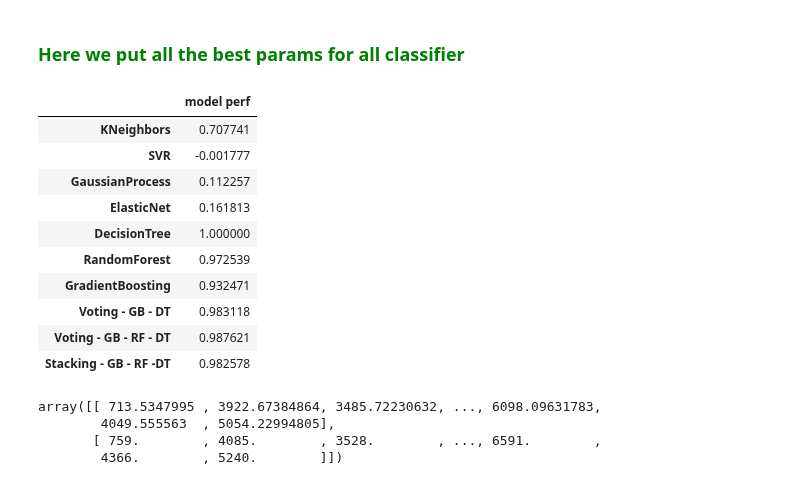
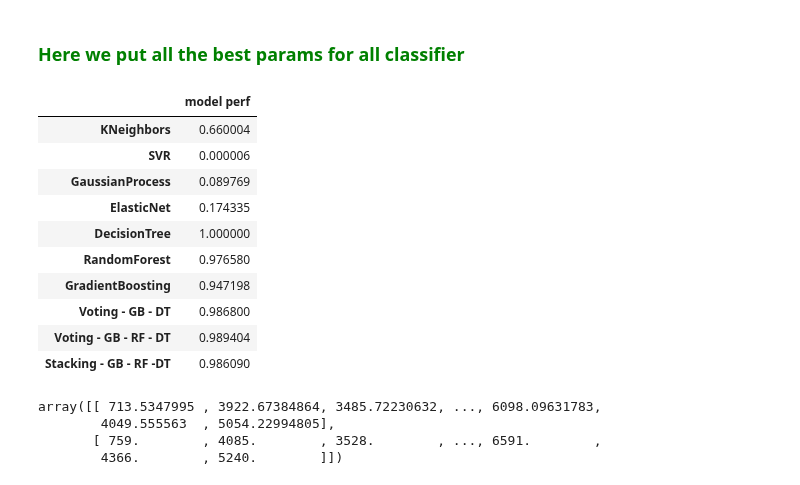
Before and after one commit to UrsulaAlcantara/Segway, a Jupyter notebook: starting_kit/README_final.ipynb, the cells around one changed output. Cells and saved outputs as stored; diff of their text form; code cells hidden in the pictures.

```diff
--- a/starting_kit/README_final.ipynb
+++ b/starting_kit/README_final.ipynb
@@ -635,30 +633,30 @@ model_list = [
 <h3> <span style ="color:green">Here we put all the best params for all classifier <span> </h3>
 # %%
 
-nb_data = 2000 # Insufficient computing power, so we take just 2000 samples
+nb_data = 1000 # Insufficient computing power, so we take just 2000 samples
 nb_model = len(model_list)
 Perf_tr = np.zeros([nb_model,1])
 for i in range(nb_model):
     model_list[i].fit(X_train[0:nb_data],Y_train[0:nb_data])
     Ytrain_predicted = model_list[i].predict(X_train[0:nb_data])
     Perf_tr[i] = sklearn_metric(Y_train[0:nb_data], Ytrain_predicted)
 res = pd.DataFrame(columns=['model perf'])
 for n,m in zip(model_name,Perf_tr):
     res.loc[n] = m
 style = res.style.background_gradient(cmap='Blues')
 style
 # %% [output]
 |  | model perf |
-| KNeighbors | 0.707741 |
-| SVR | -0.001777 |
-| GaussianProcess | 0.112257 |
-| ElasticNet | 0.161813 |
+| KNeighbors | 0.660004 |
+| SVR | 0.000006 |
+| GaussianProcess | 0.089769 |
+| ElasticNet | 0.174335 |
 | DecisionTree | 1.000000 |
-| RandomForest | 0.972539 |
-| GradientBoosting | 0.932471 |
-| Voting - GB - DT | 0.983118 |
-| Voting - GB - RF - DT | 0.987621 |
-| Stacking - GB - RF -DT | 0.982578 |
+| RandomForest | 0.976580 |
+| GradientBoosting | 0.947198 |
+| Voting - GB - DT | 0.986800 |
+| Voting - GB - RF - DT | 0.989404 |
+| Stacking - GB - RF -DT | 0.986090 |
 # %%
 # View the best model's result
 best = model_list[7]
```
Also changed, not shown: parts of 34 cells of this notebook.
